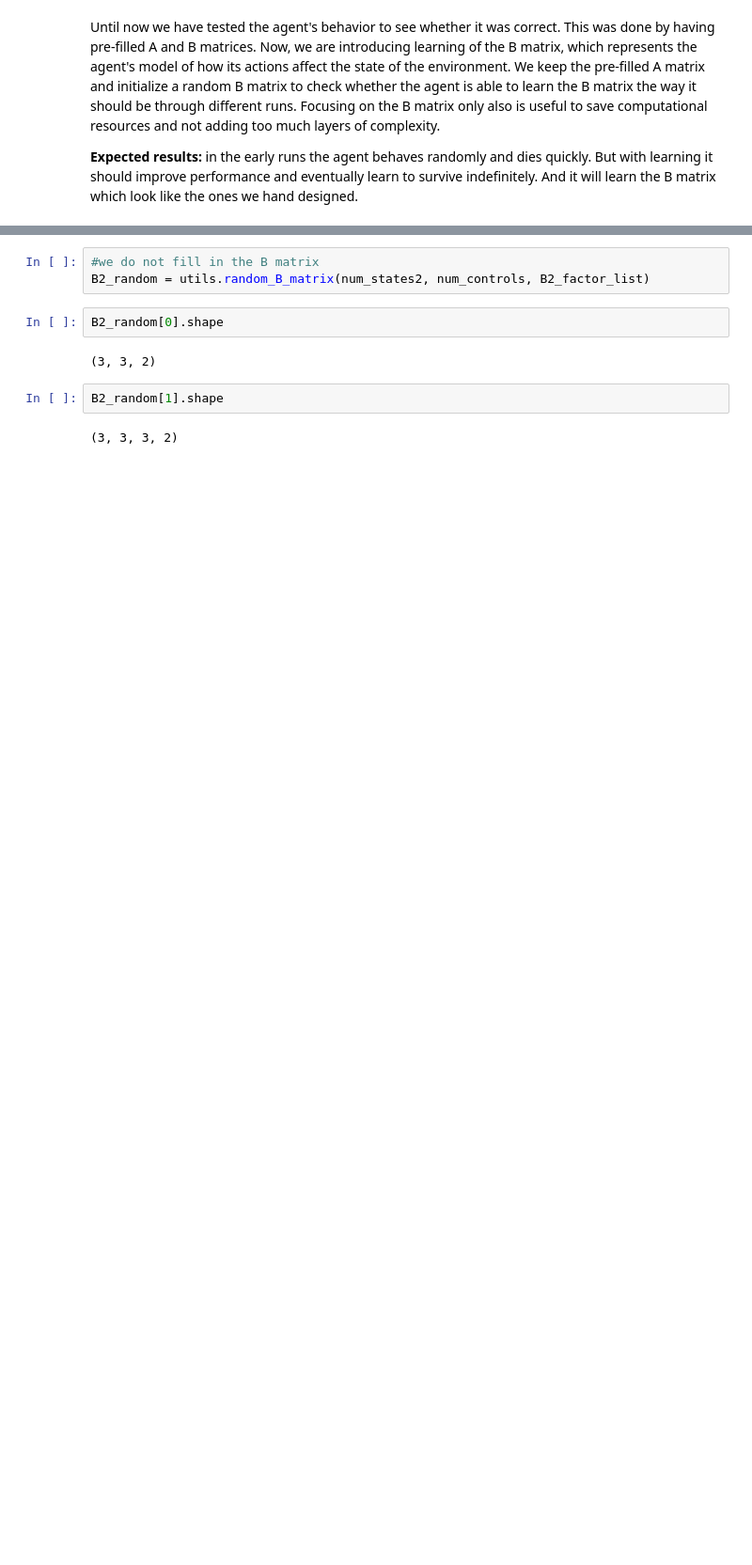
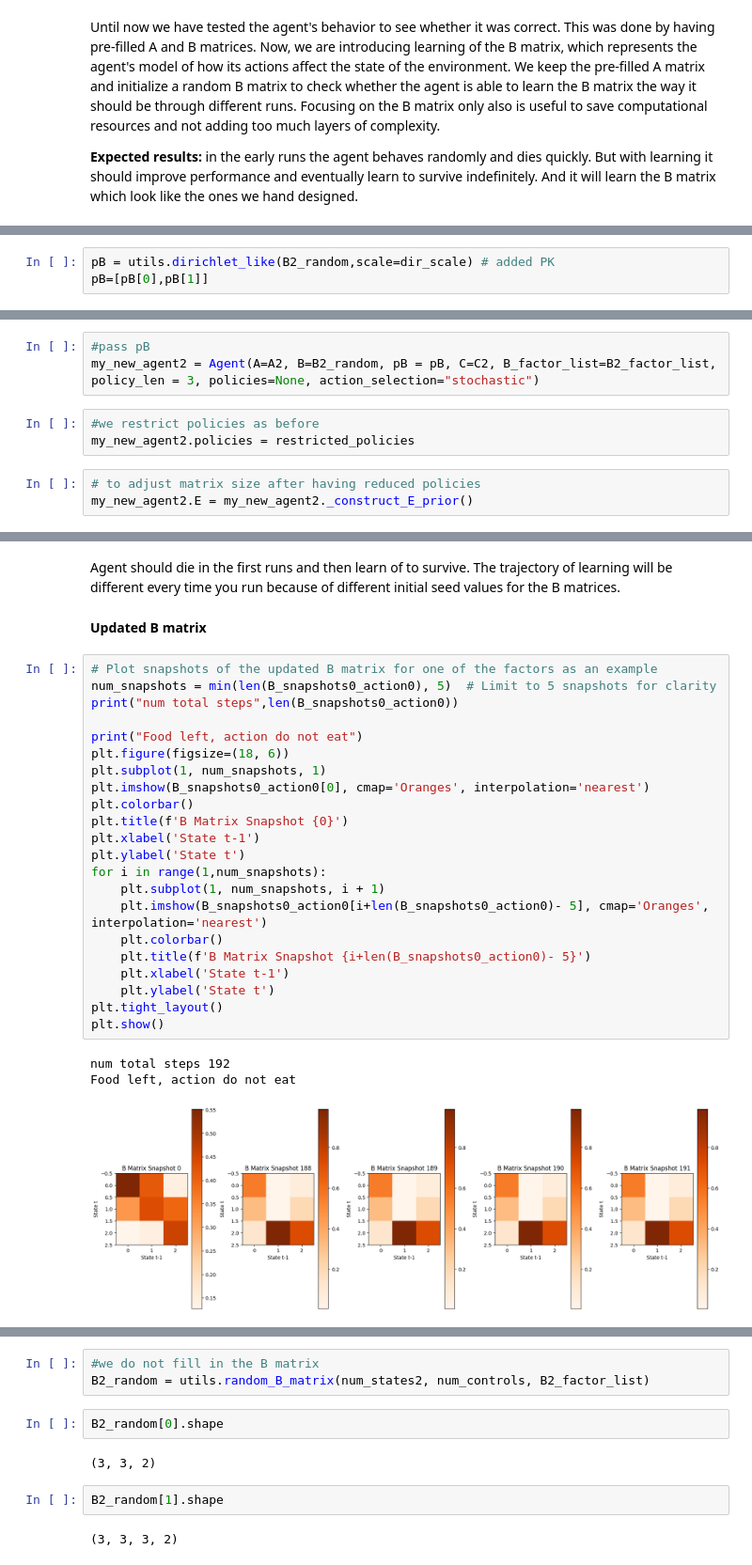
Before and after one commit to mahault/Multi-agent-sustainability, a Jupyter notebook: Sust_AIF.ipynb, the cells around one changed output, grey strips where cells are left out. Shown at 94% size. Cells and saved outputs as stored; diff of their text form; blank space fills up the shorter version.

```diff
--- a/Sust_AIF.ipynb
+++ b/Sust_AIF.ipynb
@@ -2058,0 +2061,3 @@ Until now we have tested the agent's behavior to see whether it was correct. Thi
+# %%
+pB = utils.dirichlet_like(B2_random,scale=dir_scale) # added PK
+pB=[pB[0],pB[1]]
@@ -2058,0 +2114,9 @@ Until now we have tested the agent's behavior to see whether it was correct. Thi
+# %%
+#pass pB
+my_new_agent2 = Agent(A=A2, B=B2_random, pB = pB, C=C2, B_factor_list=B2_factor_list, policy_len = 3, policies=None, action_selection="stochastic")
+# %%
+#we restrict policies as before
+my_new_agent2.policies = restricted_policies
+# %%
+# to adjust matrix size after having reduced policies
+my_new_agent2.E = my_new_agent2._construct_E_prior()
@@ -2058,0 +2248,30 @@ Until now we have tested the agent's behavior to see whether it was correct. Thi
+# %% [markdown]
+Agent should die in the first runs and then learn of to survive. The trajectory of learning will be different every time you run because of different initial seed values for the B matrices.
+# %% [markdown]
+**Updated B matrix**
+# %%
+# Plot snapshots of the updated B matrix for one of the factors as an example
+num_snapshots = min(len(B_snapshots0_action0), 5)  # Limit to 5 snapshots for clarity
+print("num total steps",len(B_snapshots0_action0))
+
+print("Food left, action do not eat")
+plt.figure(figsize=(18, 6))
+plt.subplot(1, num_snapshots, 1)
+plt.imshow(B_snapshots0_action0[0], cmap='Oranges', interpolation='nearest')
+plt.colorbar()
+plt.title(f'B Matrix Snapshot {0}')
+plt.xlabel('State t-1')
+plt.ylabel('State t')
+for i in range(1,num_snapshots):
+    plt.subplot(1, num_snapshots, i + 1)
+    plt.imshow(B_snapshots0_action0[i+len(B_snapshots0_action0)- 5], cmap='Oranges', interpolation='nearest')
+    plt.colorbar()
+    plt.title(f'B Matrix Snapshot {i+len(B_snapshots0_action0)- 5}')
+    plt.xlabel('State t-1')
+    plt.ylabel('State t')
+plt.tight_layout()
+plt.show()
+# %% [output]
+num total steps 192
+Food left, action do not eat
+[figure, added]
```
Also changed, not shown: parts of 197 cells of this notebook.
